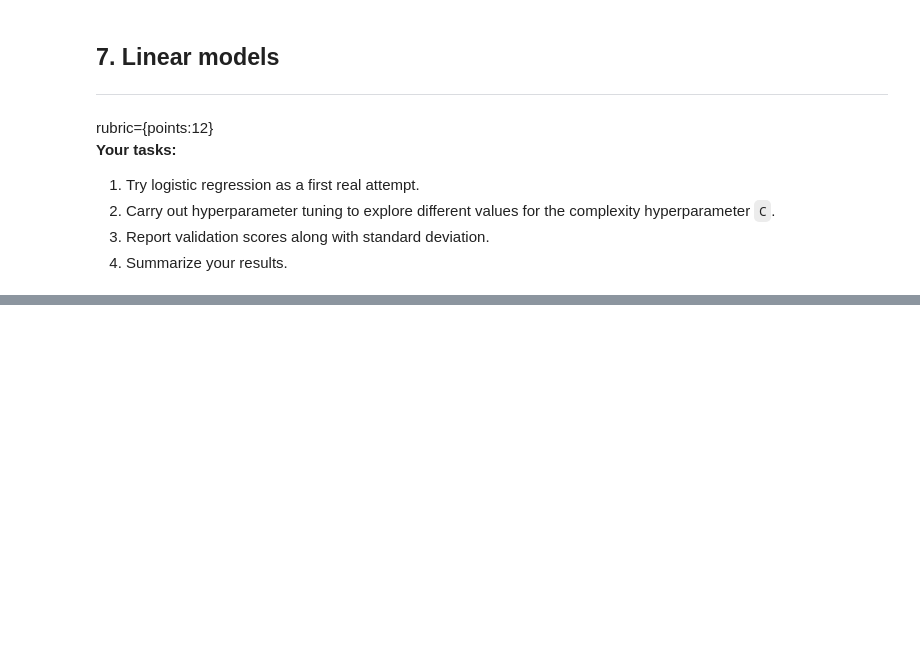
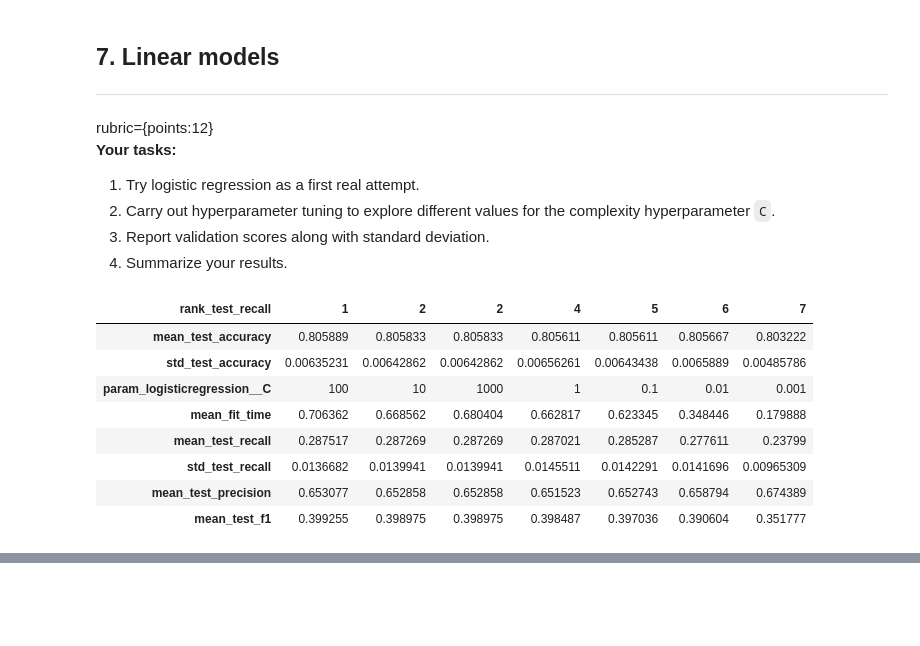
Before and after one commit to benhuckell/cpsc330, a Jupyter notebook: hw/hw6/hw6.ipynb, the cells around one changed output, grey strips where cells are left out. Cells and saved outputs as stored; diff of their text form; code cells hidden in the pictures; blank space fills up the shorter version.

```diff
--- a/hw/hw6/hw6.ipynb
+++ b/hw/hw6/hw6.ipynb
@@ -434,7 +446,7 @@ numeric_feats = ["LIMIT_BAL",
 passthrough_feats = ["PAY_0","PAY_2","PAY_3","PAY_4","PAY_5","PAY_6"]
 
 ordinal_education_feats = ["EDUCATION"]
-education_feat_encoding = [3,2,1]
+education_feat_encoding = [1,2,3]
 
 categorical_feats = ["MARRIAGE"]
 
@@ -469,6 +481,7 @@ preprocessor = make_column_transformer(
         make_pipeline(SimpleImputer(missing_values=4, strategy="median"),
                     SimpleImputer(missing_values=5, strategy="median"),
                     SimpleImputer(missing_values=6, strategy="median"),
+                    SimpleImputer(missing_values=0, strategy="median"),
                     OrdinalEncoder(categories=[education_feat_encoding], dtype=int)),
         ordinal_education_feats,
     ),  # Ordinal encoding on ordinal features
@@ -476,9 +489,11 @@ preprocessor = make_column_transformer(
         OneHotEncoder(drop="if_binary", dtype=int),
         binary_feats,
     ),  # OHE on categorical features
-    ("drop", drop_feats)
+    ("drop", drop_feats), # no transformations on the binary features
+    ("passthrough", passthrough_feats)
 )
 
 
 preprocessor.fit(X_train)
+preprocessor.named_transformers_
 # %% [output]
@@ -493,3 +543,13 @@ rubric={points:2}
 
 **Your tasks:**
 1. Try `scikit-learn`'s baseline model and report results.
+# %%
+# Define scoring metrics
+scoring = ["accuracy", "precision", "recall", "f1"]
+
+# Fit Dummy Classifier Model
+dummy_pipe = make_pipeline(preprocessor, DummyClassifier())
+
+# Report results
+dummy_results = cross_validate(dummy_pipe, X_train, y_train, return_train_score=True, scoring=scoring)
+pd.DataFrame(dummy_results)
@@ -506,3 +575,40 @@ rubric={points:12}
 2. Carry out hyperparameter tuning to explore different values for the complexity hyperparameter `C`.
 3. Report validation scores along with standard deviation.
 4. Summarize your results.
+# %%
+# Create logistic regression pipeline
+lr_pipe = make_pipeline(preprocessor, LogisticRegression())
+
+# Define the values of the hyperparameter C that we want to test using cross-validation
+param_grid = {
+    "logisticregression__C": [0.001, 0.01, 0.1, 1.0, 10, 100, 1000],
+}
+
+# Carry out Grid Search cross-validation
+grid_search = GridSearchCV(lr_pipe, param_grid, cv=5, n_jobs=-1, return_train_score=True, scoring=scoring, refit="recall")
+grid_search.fit(X_train, y_train)
+
+# Report results
+pd.DataFrame(grid_search.cv_results_)[
+    [
+        "mean_test_accuracy",
+        "std_test_accuracy",
+        "param_logisticregression__C",
+        "mean_fit_time",
+        "mean_test_recall",
+        "std_test_recall",
+        "rank_test_recall",
+        "mean_test_precision",
+        "mean_test_f1"
+    ]
+].set_index("rank_test_recall").sort_index().T
+# %% [output]
+| rank_test_recall | 1 | 2 | 2 | 4 | 5 | 6 | 7 |
+| mean_test_accuracy | 0.805889 | 0.805833 | 0.805833 | 0.805611 | 0.805611 | 0.805667 | 0.803222 |
+| std_test_accuracy | 0.00635231 | 0.00642862 | 0.00642862 | 0.00656261 | 0.00643438 | 0.0065889 | 0.00485786 |
+| param_logisticregression__C | 100 | 10 | 1000 | 1 | 0.1 | 0.01 | 0.001 |
+| mean_fit_time | 0.706362 | 0.668562 | 0.680404 | 0.662817 | 0.623345 | 0.348446 | 0.179888 |
+| mean_test_recall | 0.287517 | 0.287269 | 0.287269 | 0.287021 | 0.285287 | 0.277611 | 0.23799 |
+| std_test_recall | 0.0136682 | 0.0139941 | 0.0139941 | 0.0145511 | 0.0142291 | 0.0141696 | 0.00965309 |
+| mean_test_precision | 0.653077 | 0.652858 | 0.652858 | 0.651523 | 0.652743 | 0.658794 | 0.674389 |
+| mean_test_f1 | 0.399255 | 0.398975 | 0.398975 | 0.398487 | 0.397036 | 0.390604 | 0.351777 |
```
Also changed, not shown: parts of 14 cells of this notebook.
